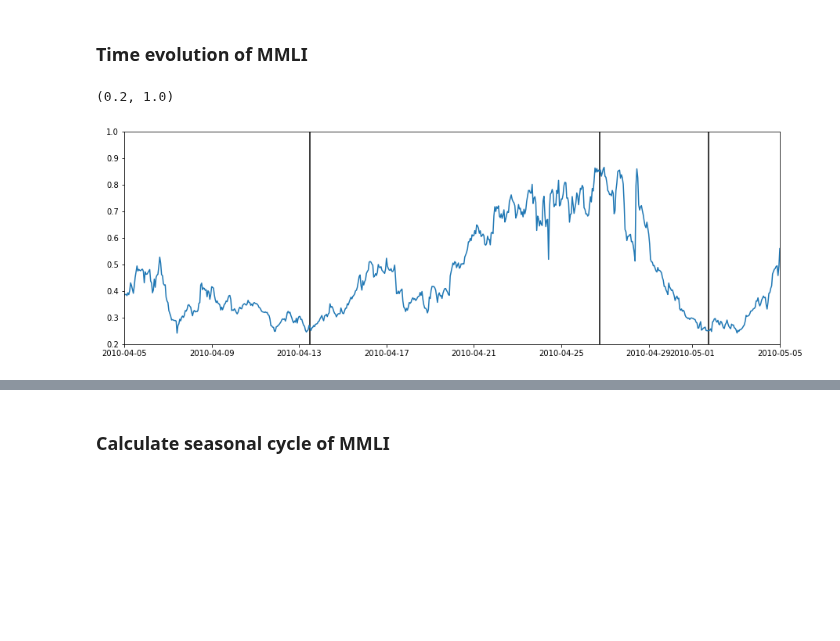
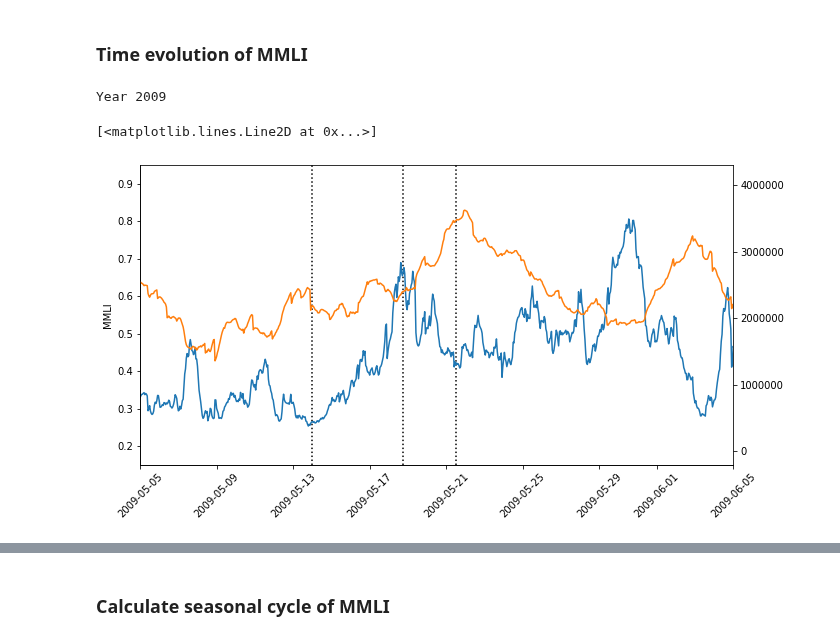
Before and after one commit to tbeucler/2019_WMI, a Jupyter notebook: dev/jwindmiller/Seasonal_cycle.ipynb, the cells around one changed output, grey strips where cells are left out. Cells and saved outputs as stored; diff of their text form; code cells hidden in the pictures; blank space fills up the shorter version.

```diff
--- a/dev/jwindmiller/Seasonal_cycle.ipynb
+++ b/dev/jwindmiller/Seasonal_cycle.ipynb
@@ -106,17 +133,39 @@ i= 16  & year= 2017
 # %% [markdown]
 ### Time evolution of MMLI
-# %%
-plt.figure(figsize=(15,5))
-data_smoothed = data_t #gaussian_filter1d(data_t, sigma=4)
-plt.plot(time_wo14, data_smoothed)
-plt.xlim(np.datetime64('2010-04-05'), np.datetime64('2010-05-05'))
-
-ymin, ymax = 0.2, 1.0
-
-times_A = [np.datetime64('2010-04-13T12:00'), np.datetime64('2010-04-26T18:00'), np.datetime64('2010-05-01T18:00')]
-plt.vlines(times_A, ymin, ymax)
-plt.ylim(ymin, ymax)
-# %% [output]
-(0.2, 1.0)
-[figure, removed]
+# %%
+plt.figure(figsize=(cm_to_inch(27), cm_to_inch(14)))
+plt.plot(time_A_red, data_t_red)
+
+plt.xlim(np.datetime64('2009-05-05'), np.datetime64('2009-06-05'))
+
+ymin, ymax = 0.15, 0.95
+
+#times_A = [np.datetime64('2010-04-07T06:00'), np.datetime64('2010-04-26T18:00'), np.datetime64('2010-05-01T18:00')]
+times_A = [np.datetime64('2009-05-14T00:00'), np.datetime64('2009-05-18T18:00'), np.datetime64('2009-05-21T12:00')]
+
+plt.vlines(times_A, ymin, ymax, linestyle = ':')
+plt.ylim(ymin, ymax)
+
+plt.ylabel('MMLI')
+
+locs, labels = plt.xticks()
+
+_=plt.xticks(locs, labels, rotation=45)
+
+ax = plt.gca()
+ax.xaxis.set_major_formatter(mdates.DateFormatter("%d-%b"))
+ax.xaxis.set_minor_formatter(mdates.DateFormatter("%d-%b"))
+
+ax.spines['right'].set_visible(False)
+ax.spines['top'].set_visible(False)
+
+print(pd.to_datetime(times_A[0]).strftime("Year %Y"))
+
+ax1 = plt.gca()
+ax2 = plt.twinx(ax1)
+ax2.plot(time_A, area_t, 'C1')
+# %% [output]
+Year 2009
+[<matplotlib.lines.Line2D at 0x...>]
+[figure, added]
 # %%
```
Also changed, not shown: parts of 29 cells of this notebook, 1 other file.
